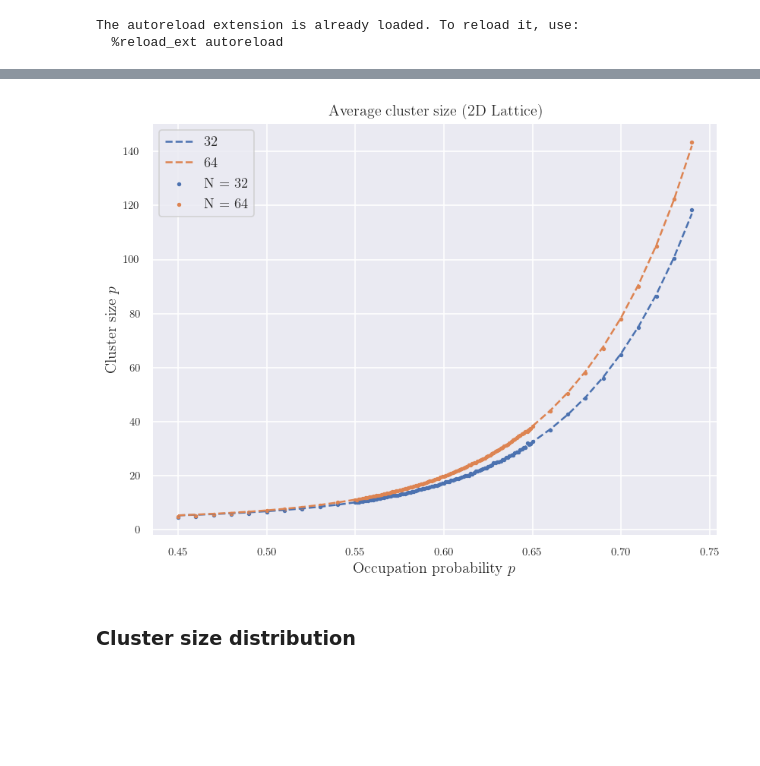
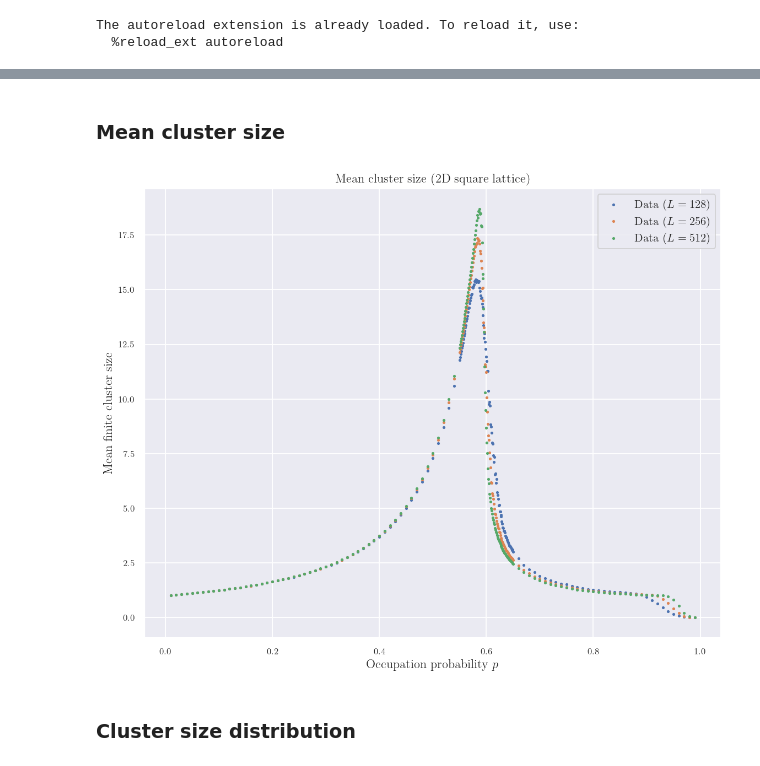
Before and after one commit to alansammarone/musk, a Jupyter notebook: notebooks/percolation_2d_analysis.ipynb, the cells around one changed output, grey strips where cells are left out. Saved outputs shown, nothing was run; the diff lists cells and outputs as text; code cells hidden in the pictures; blank space fills up the shorter version.

```diff
--- a/notebooks/percolation_2d_analysis.ipynb
+++ b/notebooks/percolation_2d_analysis.ipynb
@@ -104,0 +130,20 @@ in the database is actually the average cluster size _divided by the number of n
+# %%
+sizes = [32, 128, 512]
+prob_lower_bound = 0.4
+prob_upper_bound = 0.8
+probabilities = df_orig[PROBABILITY_COL].unique()
+probabilities = probabilities[np.where(
+        (probabilities >= prob_lower_bound) & (probabilities <= prob_upper_bound)
+)].tolist()
+df = filter_and_select_columns(df_orig, sizes, probabilities, [HAS_PERCOLATED_COL])
+setup_figure()
+
+for size, group_df in df.groupby(SIZE_COL):
+    group_df = group_df.groupby(PROBABILITY_COL)[HAS_PERCOLATED_COL].mean()
+    plt.scatter(group_df.index, group_df, s=2, label=f"Data ($L=${size})")
+
+plt.title("Percolation probability - 2D square lattice")
+plt.xlabel("Occupation probability")
+plt.ylabel("Percolation probability")
+plt.legend()
+plt.show()
@@ -105,35 +152,28 @@ in the database is actually the average cluster size _divided by the number of n
+# %% [markdown]
+### Mean cluster size
 # %%
 def fit_fn(X, a, b, c):
     return a * np.exp(b*X) + c
 
-sizes = [32, 64]
+sizes = [128, 256, 512]
 probabilities = []
 df = filter_and_select_columns(df_orig, sizes, probabilities, [MEAN_CLUSTER_SIZE_COL])
 setup_figure()
 
 for size, group_df in df.groupby(SIZE_COL):
-
-    X, Y = [], []
-    for probability, group_df in group_df.groupby(PROBABILITY_COL):
-        average_cluster_size_by_node = group_df[MEAN_CLUSTER_SIZE_COL].mean()
-        average_cluster_size = average_cluster_size_by_node * size ** 2 # 2D specific
-        X.append(probability)
-        Y.append(average_cluster_size)
-
-    X, Y = np.array(X), np.array(Y)
-    plt.scatter(X, Y, s=5, label=f"N = {size}")
-
-    parameters, _ = curve_fit(fit_fn, X, Y)
-    plt.plot(X, fit_fn(X, *parameters), "--", label=size)
+    group_df = group_df.groupby(PROBABILITY_COL)[MEAN_CLUSTER_SIZE_COL].mean()
+    X, Y = group_df.index, group_df
+    plt.scatter(X, Y, s=3, label=f"Data ($L={size}$)")
 
 
+
+plt.title("Mean cluster size (2D square lattice)")
+plt.xlabel("Occupation probability $p$")
+plt.ylabel("Mean finite cluster size")
 plt.legend()
-plt.title("Average cluster size (2D Lattice)")
-plt.xlabel("Occupation probability $p$")
-plt.ylabel("Cluster size $p$")
 plt.show()
 # %% [output]
-[figure, old version]
+[figure, new version]
 # %% [markdown]
 ### Cluster size distribution
 # %% [markdown]
```
Also changed, not shown: parts of 21 cells of this notebook, 1 other file.
